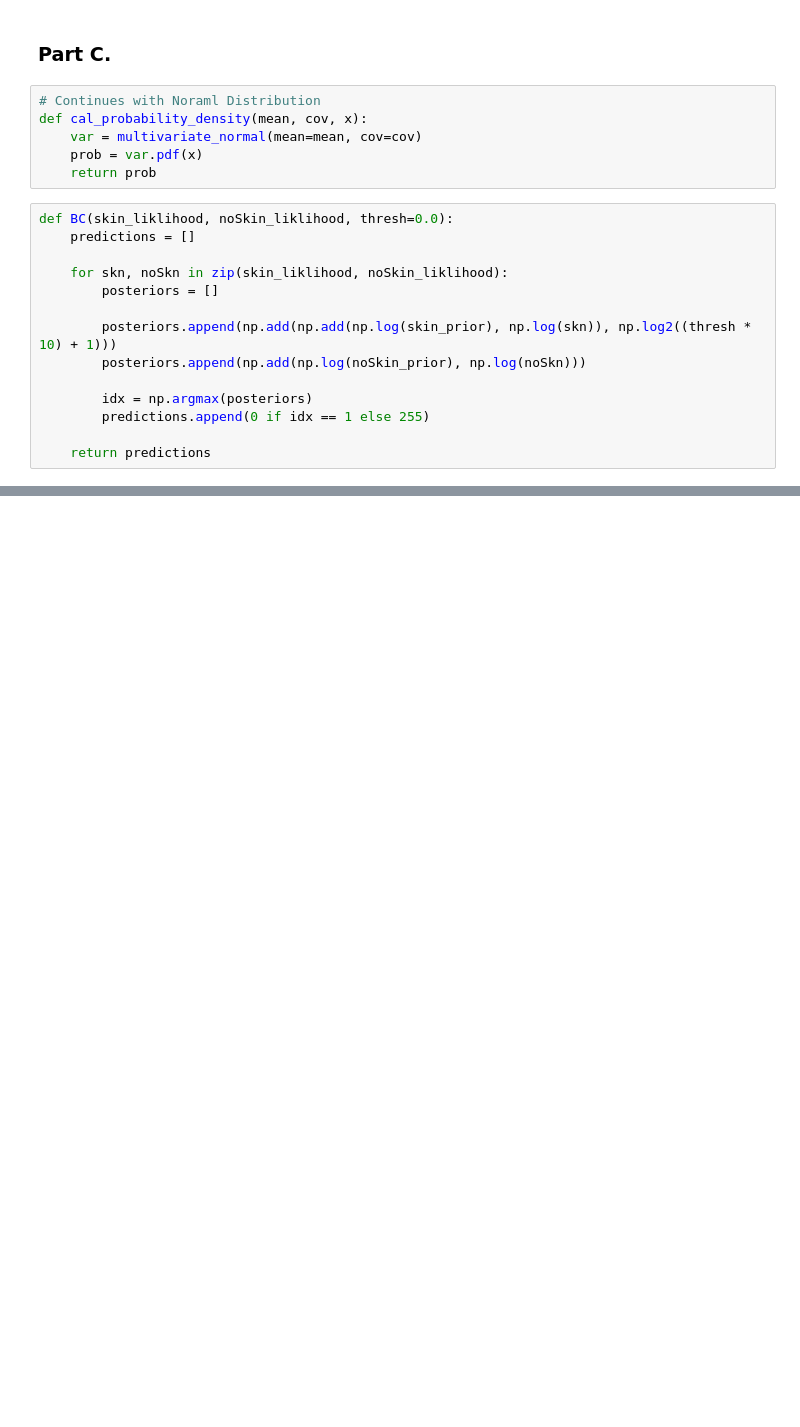
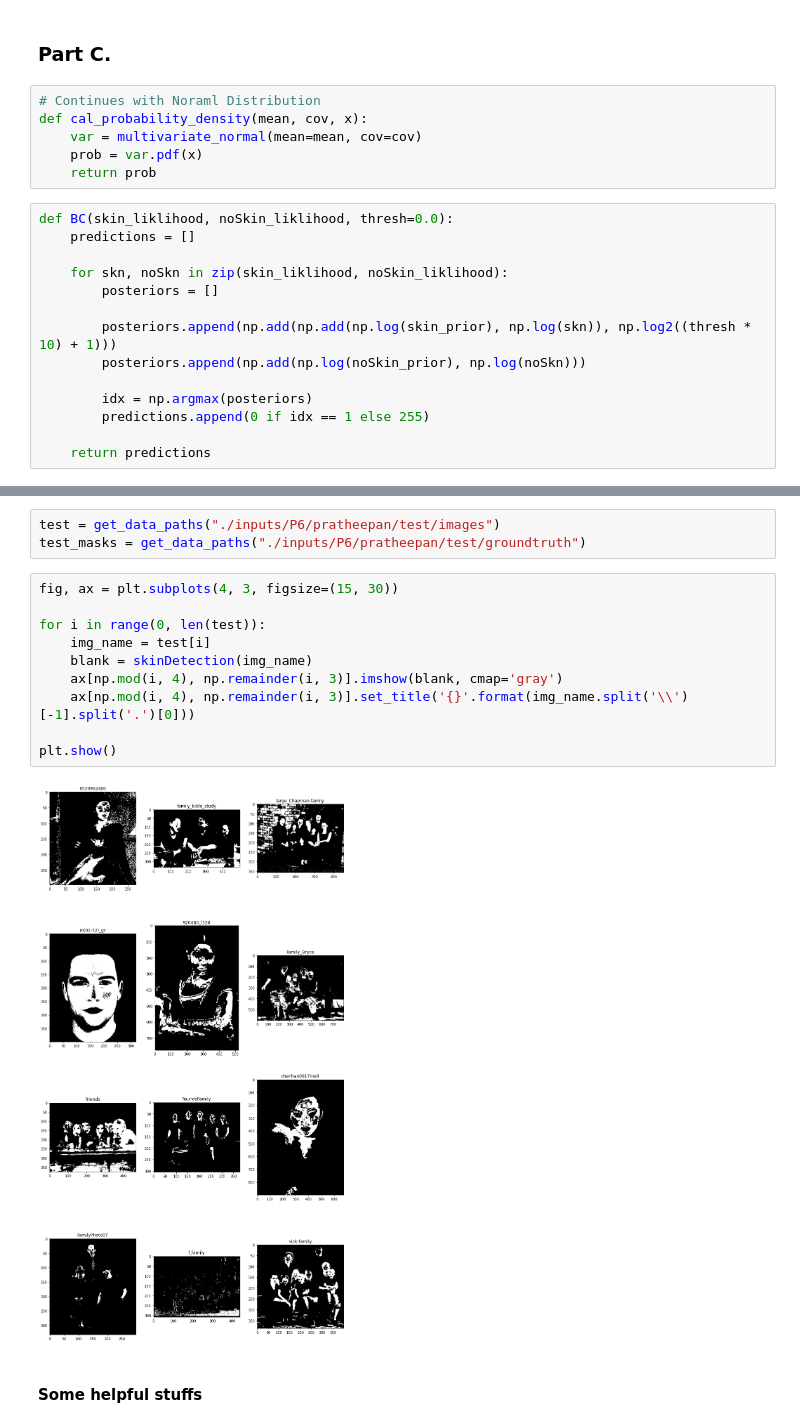
Before and after one commit to nahbos/AUT-Pattern-Recognition, a Jupyter notebook: SPR_HW2/EX02_Q6.ipynb, the cells around one changed output, grey strips where cells are left out. Drawn from its saved outputs; the diff is of its cells as text; blank space fills up the shorter version.

```diff
--- a/SPR_HW2/EX02_Q6.ipynb
+++ b/SPR_HW2/EX02_Q6.ipynb
@@ -244,0 +250,17 @@ im2.save("./detected4.jpg")
+# %%
+test = get_data_paths("./inputs/P6/pratheepan/test/images")
+test_masks = get_data_paths("./inputs/P6/pratheepan/test/groundtruth")
+# %%
+fig, ax = plt.subplots(4, 3, figsize=(15, 30))
+
+for i in range(0, len(test)):
+    img_name = test[i]
+    blank = skinDetection(img_name)
+    ax[np.mod(i, 4), np.remainder(i, 3)].imshow(blank, cmap='gray')
+    ax[np.mod(i, 4), np.remainder(i, 3)].set_title('{}'.format(img_name.split('\\')[-1].split('.')[0]))
+
+plt.show()
+# %% [output]
+[figure, added]
+# %% [markdown]
+#### Some helpful stuffs
```
Also changed, not shown: parts of 23 cells of this notebook.
